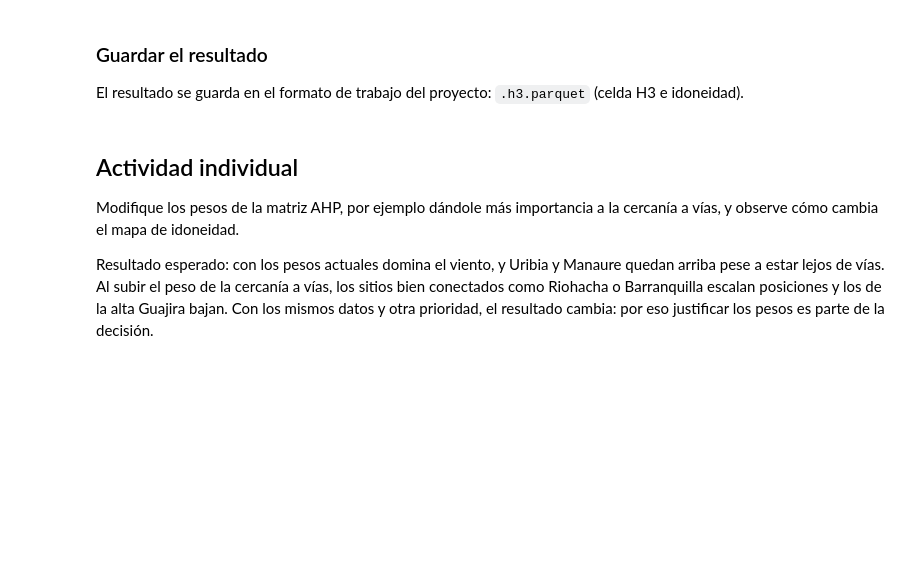
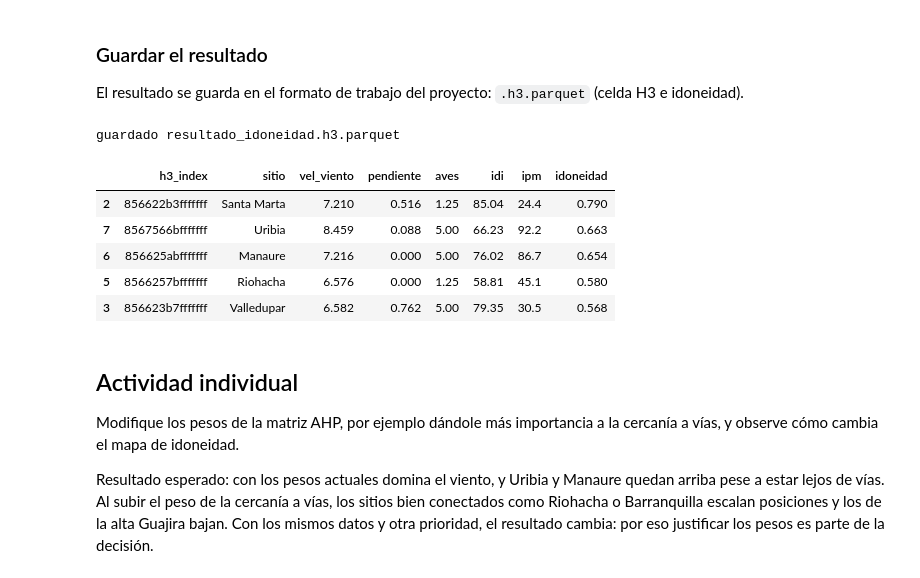
Before and after one commit to Sadriica/Curso_ANH, a Jupyter notebook: modulo4_taller/modulo4_taller.ipynb, the cells around one changed output. Saved outputs shown, nothing was run; the diff lists cells and outputs as text; code cells hidden in the pictures; blank space fills up the shorter version.

```diff
--- a/modulo4_taller/modulo4_taller.ipynb
+++ b/modulo4_taller/modulo4_taller.ipynb
@@ -274,14 +312,29 @@ m
 Con todo en la malla, se aplica AHP (Módulo 3) para combinar los criterios en un puntaje.
 Criterios: viento (beneficio), distancia a vía (costo), radiación (beneficio).
 # %%
-crit = {"viento_ms": "beneficio", "dist_via_km": "costo", "radiacion": "beneficio"}
+crit = {
+    "vel_viento": "beneficio",
+    "pendiente": "costo",
+    "aves": "costo",
+    "idi": "beneficio",
+    "ipm": "costo",
+}
+
+
 def nz(col, sentido):
     v = celdas[col].astype(float); z = (v - v.min()) / (v.max() - v.min())
     return z if sentido == "beneficio" else 1 - z
 norm = pd.DataFrame({c: nz(c, s) for c, s in crit.items()})
 
 # pesos AHP (matriz de comparacion por pares, Modulo 3)
-A = np.array([[1, 4, 2], [1/4, 1, 1/2], [1/2, 2, 1]], float)
+A = np.array([
+    [  1,   3,   5,   2,   4],  # vel_viento
+    [1/3,   1,   2, 1/2,   2],  # pendiente
+    [1/5, 1/2,   1, 1/4, 1/2],  # aves
+    [1/2,   2,   4,   1,   3],  # idi
+    [1/4, 1/2,   2, 1/3,   1]   # ipm
+], dtype=float)
+
 w = (A / A.sum(0)).mean(1)
 pesos = dict(zip(crit.keys(), w))
 print("pesos AHP:", {c: round(v, 3) for c, v in pesos.items()})
@@ -305,11 +368,19 @@ m2
 
 El resultado se guarda en el formato de trabajo del proyecto: `.h3.parquet` (celda H3 e idoneidad).
 # %%
-resultado = celdas[["h3", "sitio", "viento_ms", "dist_via_km", "radiacion", "idoneidad"]].rename(
+resultado = celdas[["h3", "sitio", "vel_viento", "pendiente", "aves","idi", "ipm","idoneidad"]].rename(
     columns={"h3": "h3_index"})
 resultado.to_parquet("resultado_idoneidad.h3.parquet", index=False)
 print("guardado resultado_idoneidad.h3.parquet")
 resultado.sort_values("idoneidad", ascending=False).round(3).head()
+# %% [output]
+guardado resultado_idoneidad.h3.parquet
+|  | h3_index | sitio | vel_viento | pendiente | aves | idi | ipm | idoneidad |
+| 2 | 856622b3fffffff | Santa Marta | 7.210 | 0.516 | 1.25 | 85.04 | 24.4 | 0.790 |
+| 7 | 8567566bfffffff | Uribia | 8.459 | 0.088 | 5.00 | 66.23 | 92.2 | 0.663 |
+| 6 | 856625abfffffff | Manaure | 7.216 | 0.000 | 5.00 | 76.02 | 86.7 | 0.654 |
+| 5 | 8566257bfffffff | Riohacha | 6.576 | 0.000 | 1.25 | 58.81 | 45.1 | 0.580 |
+| 3 | 856623b7fffffff | Valledupar | 6.582 | 0.762 | 5.00 | 79.35 | 30.5 | 0.568 |
 # %% [markdown]
 ## Actividad individual
 
```
Also changed, not shown: parts of 21 cells of this notebook.
